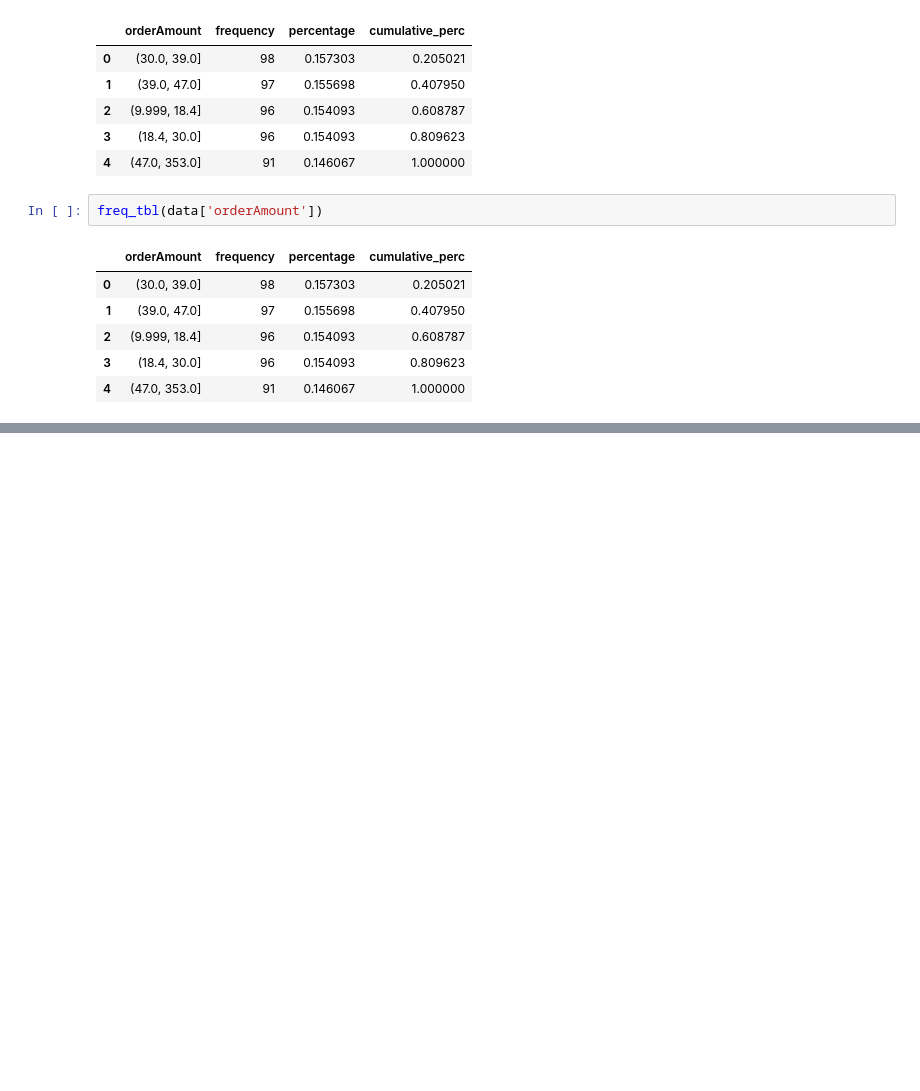
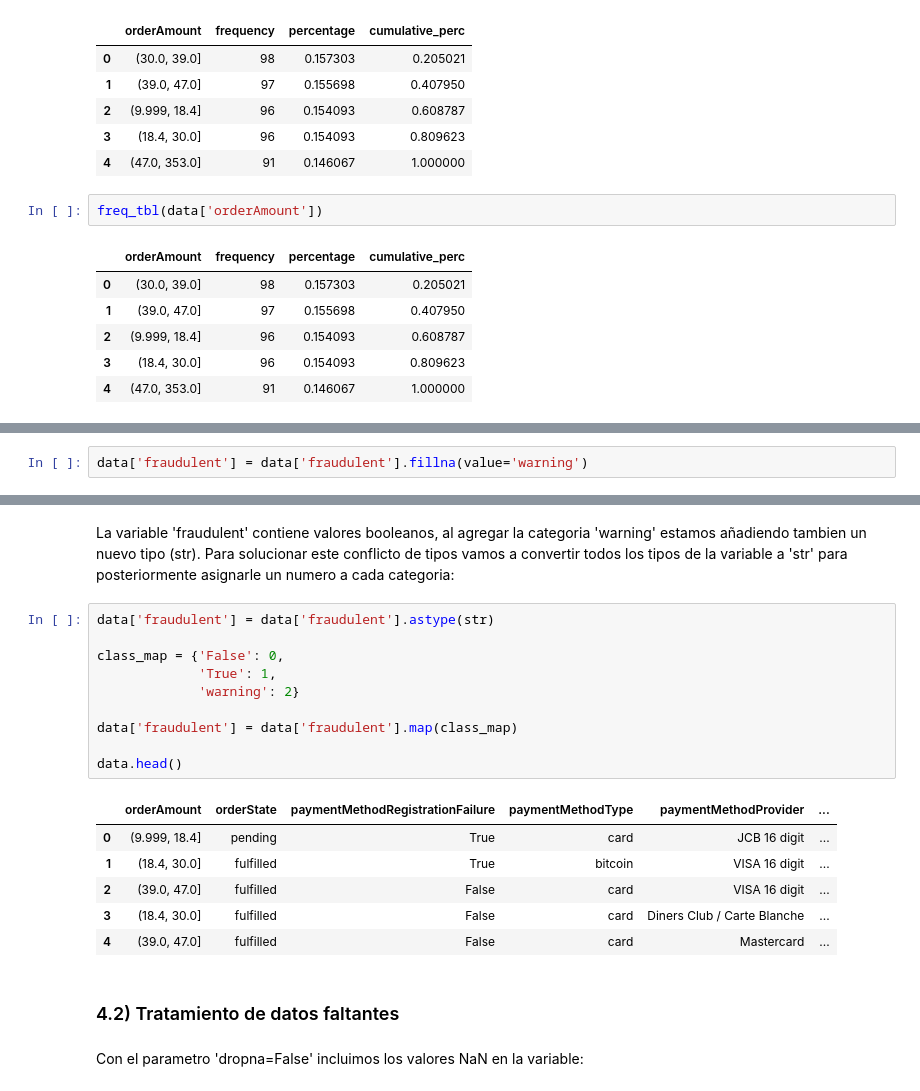
Before and after one commit to 19dave92/final_edvai, a Jupyter notebook: Resolucion/p3__Preparacion.ipynb, the cells around one changed output, grey strips where cells are left out. Drawn from its saved outputs; the diff is of its cells as text; blank space fills up the shorter version.

```diff
--- a/Resolucion/p3__Preparacion.ipynb
+++ b/Resolucion/p3__Preparacion.ipynb
@@ -136,0 +271,2 @@ freq_tbl(data['orderAmount'])
+# %%
+data['fraudulent'] = data['fraudulent'].fillna(value='warning')
@@ -136,0 +281,23 @@ freq_tbl(data['orderAmount'])
+# %% [markdown]
+La variable 'fraudulent' contiene valores booleanos, al agregar la categoria 'warning' estamos añadiendo tambien un nuevo tipo (str). Para solucionar este conflicto de tipos vamos a convertir todos los tipos de la variable a 'str' para posteriormente asignarle un numero a cada categoria:
+# %%
+data['fraudulent'] = data['fraudulent'].astype(str)
+
+class_map = {'False': 0,
+             'True': 1,
+             'warning': 2}
+
+data['fraudulent'] = data['fraudulent'].map(class_map)
+
+data.head()
+# %% [output]
+|  | orderAmount | orderState | paymentMethodRegistrationFailure | paymentMethodType | paymentMethodProvider | ... |
+| 0 | (9.999, 18.4] | pending | True | card | JCB 16 digit | ... |
+| 1 | (18.4, 30.0] | fulfilled | True | bitcoin | VISA 16 digit | ... |
+| 2 | (39.0, 47.0] | fulfilled | False | card | VISA 16 digit | ... |
+| 3 | (18.4, 30.0] | fulfilled | False | card | Diners Club / Carte Blanche | ... |
+| 4 | (39.0, 47.0] | fulfilled | False | card | Mastercard | ... |
+# %% [markdown]
+### 4.2) Tratamiento de datos faltantes
+# %% [markdown]
+Con el parametro 'dropna=False' incluimos los valores NaN en la variable:
```
Also changed, not shown: parts of 30 cells of this notebook, 2 other files.
